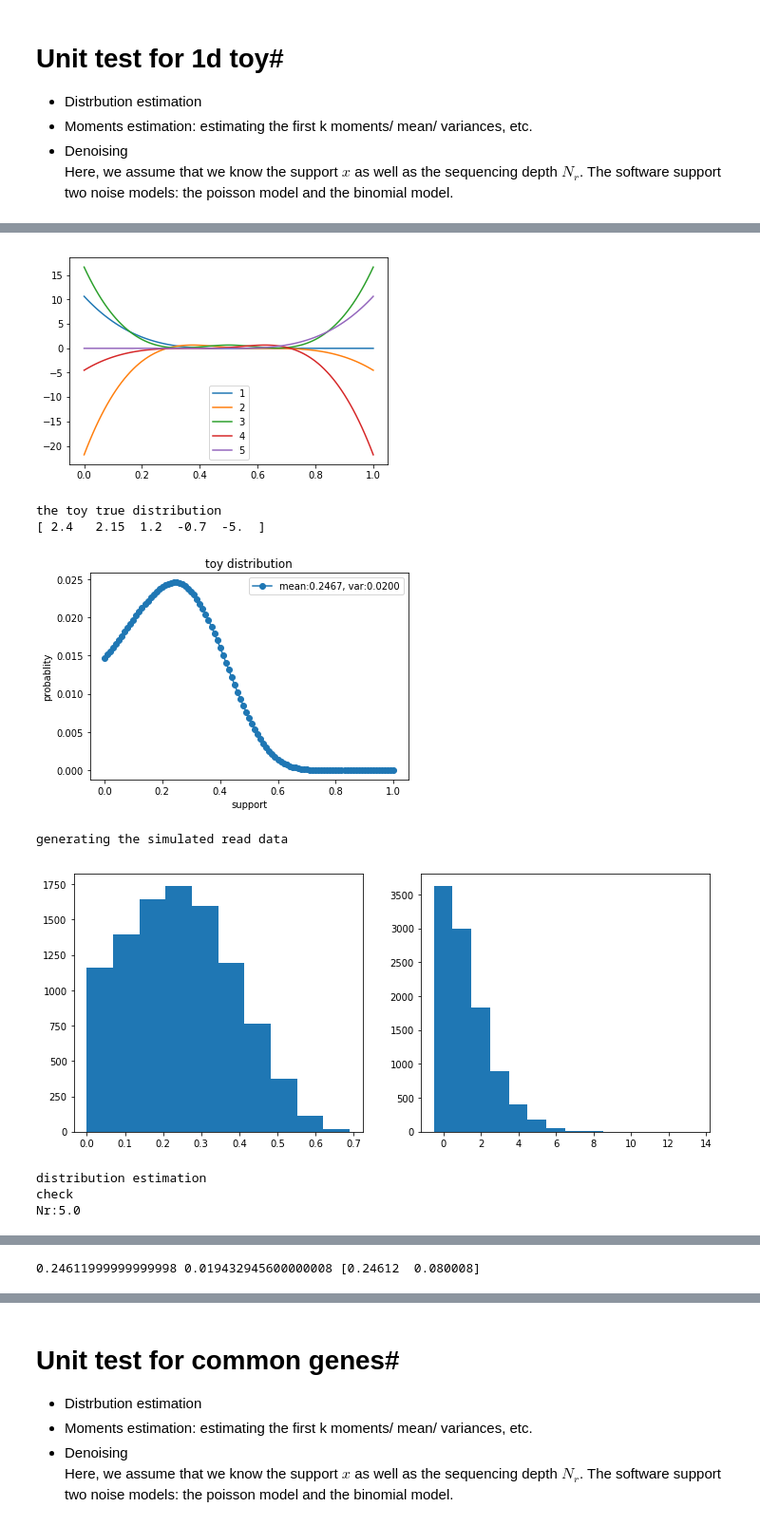
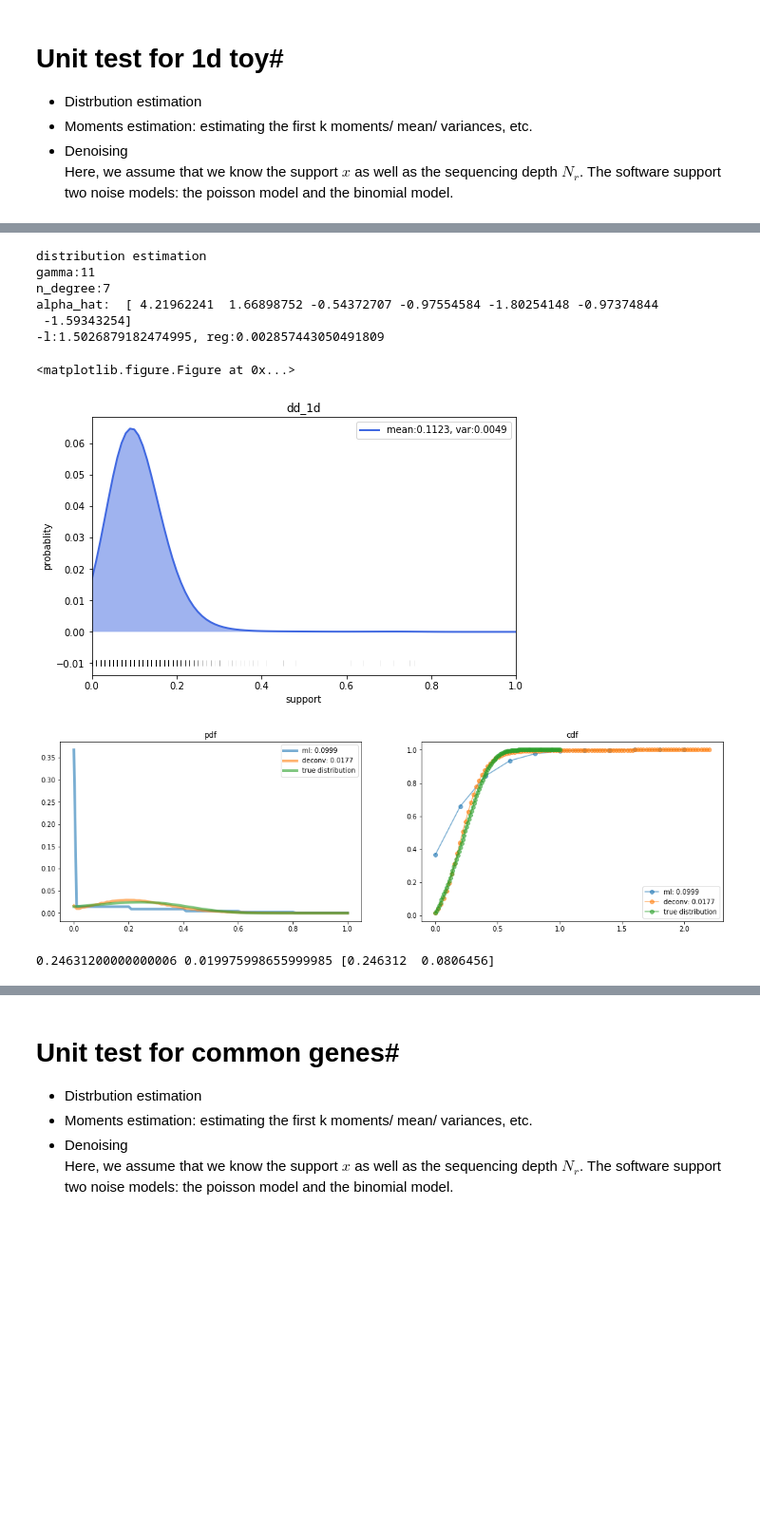
Before and after one commit to martinjzhang/single_cell_eb, a Jupyter notebook: unit_test.ipynb, the cells around one changed output, grey strips where cells are left out. Shown at 95% size. Saved outputs shown, nothing was run; the diff lists cells and outputs as text; code cells hidden in the pictures; blank space fills up the shorter version.

```diff
--- a/unit_test.ipynb
+++ b/unit_test.ipynb
@@ -23,3 +26,16 @@ from sc_deconv import *
  - Moments estimation: estimating the first k moments/ mean/ variances, etc.
  - Denoising
 <br> Here, we assume that we know the support $x$ as well as the sequencing depth $N_r$. The software support two noise models: the poisson model and the binomial model.
+# %%
+Q=Q_gen(vis=1,n_degree=5) ## the splines
+
+## creating a toy 1d distribution instance
+print('the toy true distribution')
+np.random.seed(42)
+p,x=toy_dist(vis=1,opt='1d_Q')
+
+## generate the simulated read count data
+print('generating the simulated read data')
+N_c=100000
+N_r=5
+X,Y,data_info=data_gen_1d(p,x,N_c,N_r,noise='poi',vis=1)
@@ -26,37 +52,25 @@ from sc_deconv import *
 # %%
-Q=Q_gen(vis=1) ## the splines
-
-## creating a toy 1d distribution instance
-print('the toy true distribution')
-np.random.seed(42)
-p,x=toy_dist(vis=1,opt='1d_Q')
-
-## generate the simulated read count data
-print('generating the simulated read data')
-N_c=10000
-N_r=5
-X,Y,data_info=data_gen_1d(p,x,N_c,N_r,noise='poi',vis=1)
-
 ## distribution estimation
 # input: Y
 # summary function: Y --> Y_pdf, Y_supp
 # specify the scale of x and N_r
 print('distribution estimation')
-p_hat,dd_info=dd_1d(Y,noise='poi',verbose=True,N_r=None)
+p_hat,dd_info=dd_1d(Y,noise='poi',verbose=True,gamma=None)
 p_hat_ml,ml_info=ml_1d(Y)
 _=plot_result_1d(p,p_hat,p_hat_ml,dd_info,ml_info,data_info)
 
 ## moment estimation
 mean_hat,var_hat,M_hat,N_r_hat = dd_moments_1d(Y,k=2,noise='poi')
 mean_hat,var_hat,M_hat = M_convert(M_hat,N_r_hat,N_r) # converting between the true N_r and the N_r used
 print(mean_hat,var_hat,M_hat)
 # %% [output]
+distribution estimation
+gamma:11
+n_degree:7
+alpha_hat:  [ 4.21962241  1.66898752 -0.54372707 -0.97554584 -1.80254148 -0.97374844
+ -1.59343254]
+-l:1.5026879182474995, reg:0.002857443050491809
+<matplotlib.figure.Figure at 0x...>
-[figure, old version]
+[figure, new version]
-the toy true distribution
-[ 2.4   2.15  1.2  -0.7  -5.  ]
-[figure, old version]
+[figure, new version]
-generating the simulated read data
-[figure, removed]
-distribution estimation
-check
-Nr:5.0
+0.24631200000000006 0.019975998655999985 [0.246312  0.0806456]
@@ -65 +76,0 @@ Nr:5.0
-0.24611999999999998 0.019432945600000008 [0.24612  0.080008]
```
Also changed, not shown: parts of 7 cells of this notebook, 3 other files.
